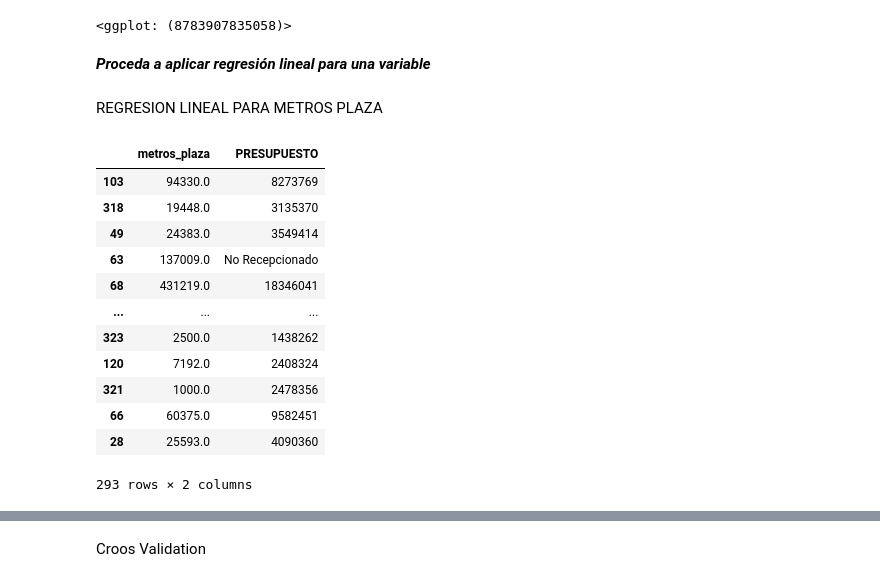
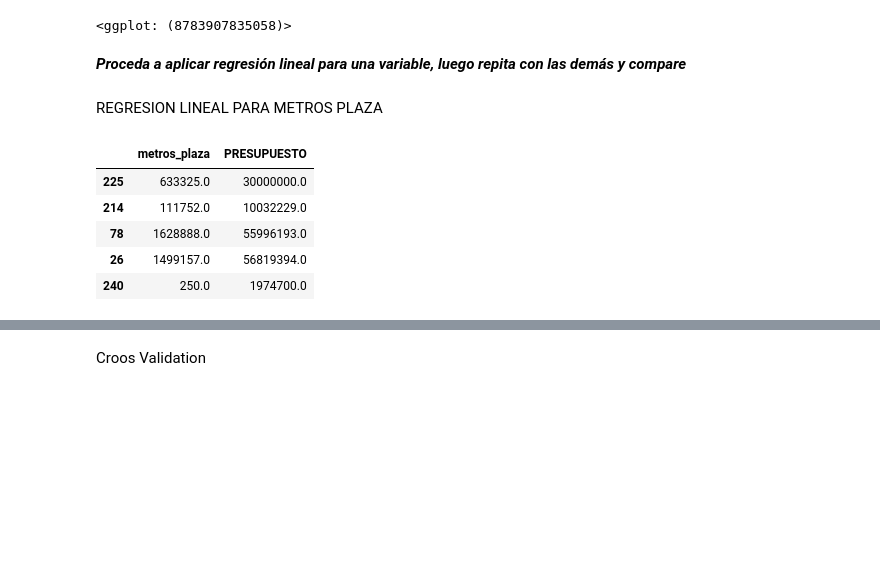
Before and after one commit to BrunoJReyes/AyudantiasTICS314-2022-2, a Jupyter notebook: Solución-Ayudantía-n°6-Ejercicios-Regresion-Lineal.ipynb, the cells around one changed output, grey strips where cells are left out. Drawn from its saved outputs; the diff is of its cells as text; code cells hidden in the pictures; blank space fills up the shorter version.

```diff
--- a/Solución-Ayudantía-n°6-Ejercicios-Regresion-Lineal.ipynb
+++ b/Solución-Ayudantía-n°6-Ejercicios-Regresion-Lineal.ipynb
@@ -292,31 +292,24 @@ display((ggplot(df_num[['PRESUPUESTO']])+
 [figure]
 <ggplot: (8783907835058)>
 # %% [markdown]
-***Proceda a aplicar regresión lineal para una variable***
+***Proceda a aplicar regresión lineal para una variable, luego repita con las demás y compare***
 # %% [markdown]
 REGRESION LINEAL PARA METROS PLAZA
 # %%
 from sklearn.model_selection import train_test_split
 
 
-data_M_plaza = df_mg2[['metros_plaza', 'PRESUPUESTO']]
+data_M_plaza = df_util[['metros_plaza', 'PRESUPUESTO']]
 
 # Queremos un set de prueba del 15% del tamaño
 train_set, test_set = train_test_split(data_M_plaza, test_size=0.15)
 # %%
-train_set
+train_set.head()
 # %% [output]
 |  | metros_plaza | PRESUPUESTO |
-| 103 | 94330.0 | 8273769 |
-| 318 | 19448.0 | 3135370 |
-| 49 | 24383.0 | 3549414 |
-| 63 | 137009.0 | No Recepcionado |
-| 68 | 431219.0 | 18346041 |
-| ... | ... | ... |
-| 323 | 2500.0 | 1438262 |
-| 120 | 7192.0 | 2408324 |
-| 321 | 1000.0 | 2478356 |
-| 66 | 60375.0 | 9582451 |
-| 28 | 25593.0 | 4090360 |
+| 225 | 633325.0 | 30000000.0 |
+| 214 | 111752.0 | 10032229.0 |
+| 78 | 1628888.0 | 55996193.0 |
+| 26 | 1499157.0 | 56819394.0 |
+| 240 | 250.0 | 1974700.0 |
-293 rows × 2 columns
 # %%
```
Also changed, not shown: parts of 14 cells of this notebook, 1 other file.
